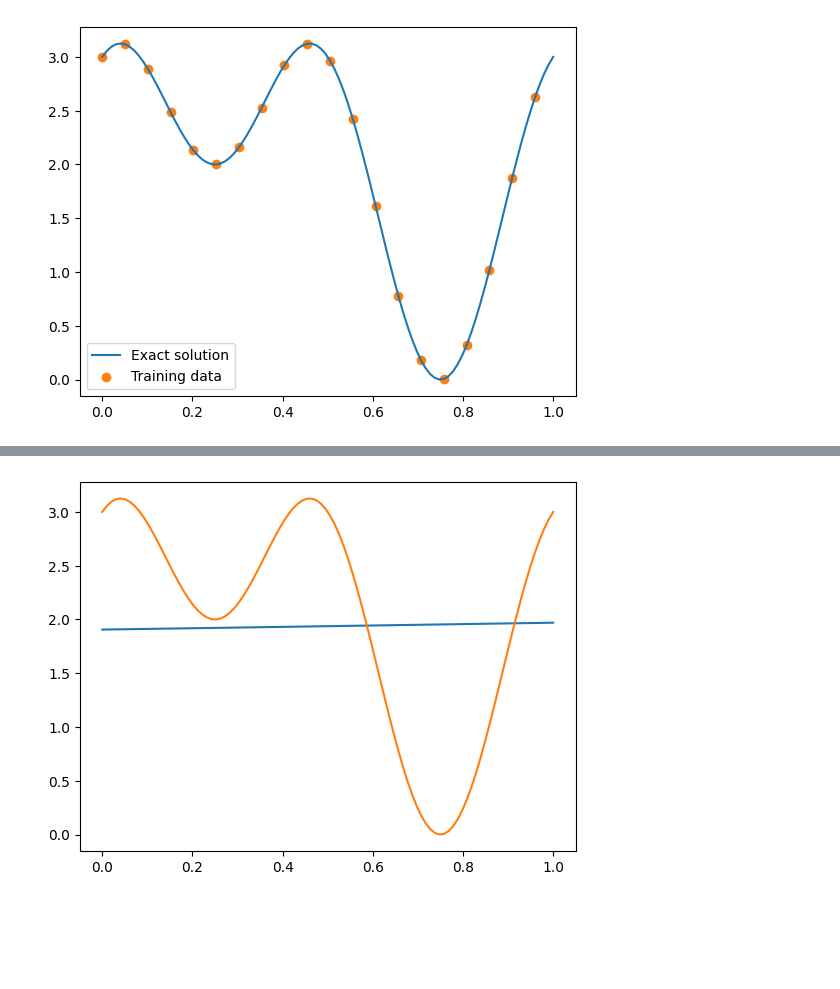
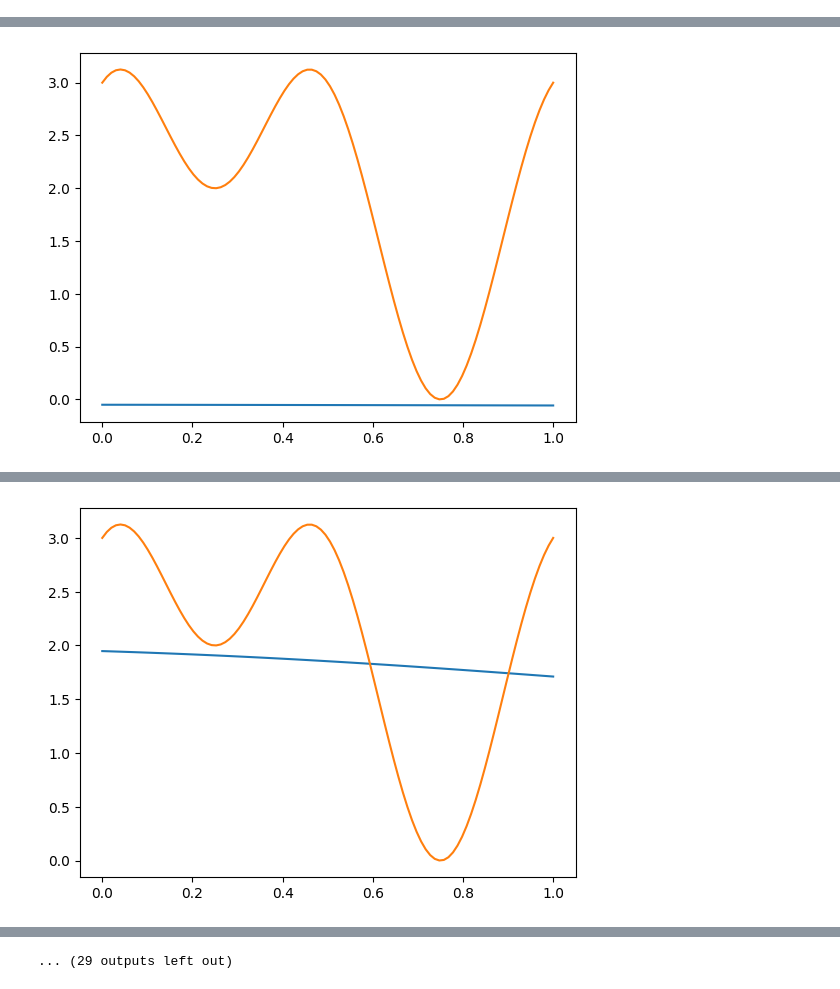
Before and after one commit to smorsty/PINN_thermal_conductivity_problem, a Jupyter notebook: new_version.ipynb, the cells around one changed output, grey strips where cells are left out. Cells and saved outputs as stored; diff of their text form; code cells hidden in the pictures; blank space fills up the shorter version.

```diff
--- a/new_version.ipynb
+++ b/new_version.ipynb
@@ -9,6 +9,21 @@ import matplotlib.pyplot as plt
 #define amount of sample points
 N = 2000
 # %%
-#in the beginning we plot graph of the thermal conductivity process
 def thermal_conductivity_equation(t, x):
     return (2 + torch.exp(-4*(torch.pi**2)*t)*torch.sin(2*torch.pi*x) + torch.exp(-16*(torch.pi**2)*t)*torch.cos(4*torch.pi*x))
+
+# function depicting a real graph and a predicted one
+def check_current_situation(cur_model):
+    x = torch.linspace(0, 1, 100)
+    time = torch.zeros(100)
+    real_temp = thermal_conductivity_equation(time, x)
+
+    test_points = torch.stack((x, time), axis = -1)
+
+    pinn_temp = cur_model(test_points)
+
+    plt.plot(x.detach(), pinn_temp.detach())
+    plt.plot(x, real_temp)
+
+    plt.plot()
+    plt.show()
@@ -35,49 +79,35 @@ class PINN(nn.Module):
 
         return x
-# %%
-x = torch.linspace(0, 1, 100)
-time = torch.zeros(100)
-temp = thermal_conductivity_equation(time, x)
-
-x_data = x[0:100:5]
-temp_data = temp[0:100:5]
-
-
-plt.plot(x, temp, label="Exact solution")
-plt.scatter(x_data, temp_data, color="tab:orange", label="Training data")
-
-plt.legend()
-plt.show()
-# %% [output]
-[figure, removed]
 # %%
 x_physics = torch.rand(N).view(-1, 1).requires_grad_(True)
 time_physics = 0.05 * torch.rand(N).view(-1, 1).requires_grad_(True)
 
 points_for_pinn_model = torch.stack((time_physics, x_physics), -1)
-points_data = torch.stack((torch.zeros(N, 1), x_physics), -1)
+boundary_condition_points = torch.stack((torch.zeros(N), x_physics[:,0]), -1).unsqueeze(0)
+
 
 
 torch.manual_seed(123)
 
 pinn_model = PINN()
-optimizer = torch.optim.SGD(pinn_model.parameters(), lr=0.001)
+# optimizer = torch.optim.SGD(pinn_model.parameters(), lr=0.001)
+optimizer = torch.optim.Adam(pinn_model.parameters(),lr=1e-4)
 # scheduler = torch.optim.lr_scheduler.StepLR(optimizer, step_size = 5000, gamma=0.5)
-scheduler = torch.optim.lr_scheduler.ReduceLROnPlateau(optimizer, mode="min", factor=0.6, patience=10)
+# scheduler = torch.optim.lr_scheduler.ReduceLROnPlateau(optimizer, mode="min", factor=0.6)
 # %%
-epochs = 5000
+epochs = 20000
 
 prev_loss = 0
 for cur_epoch in range(epochs):
     optimizer.zero_grad()
 
-    og_temp = pinn_model.forward(points_data)
+    boundary_condition_temp = pinn_model(boundary_condition_points)
 
     # compute the "data loss"
-    loss1 = torch.mean((thermal_conductivity_equation(time_physics, x_physics) - og_temp)**2)
-    loss2 = torch.mean((thermal_conductivity_equation(torch.zeros_like(x_physics), x_physics) - og_temp)**2)
+    loss1 = torch.mean((thermal_conductivity_equation(time_physics, x_physics) - boundary_condition_temp)**2)
+    loss2 = torch.mean((thermal_conductivity_equation(torch.zeros_like(x_physics), x_physics) - boundary_condition_temp)**2)
 
-    network_temp = pinn_model.forward(points_for_pinn_model)
+    network_temp = pinn_model(points_for_pinn_model)
 
     dt = torch.autograd.grad(network_temp, time_physics, torch.ones_like(network_temp), create_graph=True)[0]
 
@@ -113,11 +143,15 @@ for cur_epoch in range(epochs):
 
 
     optimizer.step()
-    scheduler.step(loss)
+#     scheduler.step(loss)
 
-    if cur_epoch % 100 == 0:
+    if cur_epoch % 250 == 0:
         print(f'epoch: {cur_epoch}, loss: {loss}, learning_rate: {optimizer.param_groups[0]["lr"]}')
+    if cur_epoch % 1000 == 0:
+        check_current_situation(pinn_model)
+
 
 
 print(f'epoch: {cur_epoch}, loss: {loss}, learning_rate: {optimizer.param_groups[0]["lr"]}')
+check_current_situation(pinn_model)
 # %% [output]
@@ -140,0 +159 @@ epoch: 4999, loss: 1.1768041849136353, learning_rate: 2.1936950640377836e-08
+[figure, added]
@@ -140,0 +164 @@ epoch: 4999, loss: 1.1768041849136353, learning_rate: 2.1936950640377836e-08
+[figure, added]
@@ -141,16 +185 @@ epoch: 4999, loss: 1.1768041849136353, learning_rate: 2.1936950640377836e-08
+... (29 outputs left out)
-# %%
-x = torch.linspace(0, 1, 100)
-time = torch.zeros(100)
-real_temp = thermal_conductivity_equation(time, x)
-
-test_points = torch.stack((x, time), axis = -1)
-
-pinn_temp = pinn_model(test_points)
-
-plt.plot(x.detach(), pinn_temp.detach())
-plt.plot(x, real_temp)
-
-plt.plot()
-plt.show()
-# %% [output]
-[figure, removed]
```
Also changed, not shown: parts of 4 cells of this notebook.
